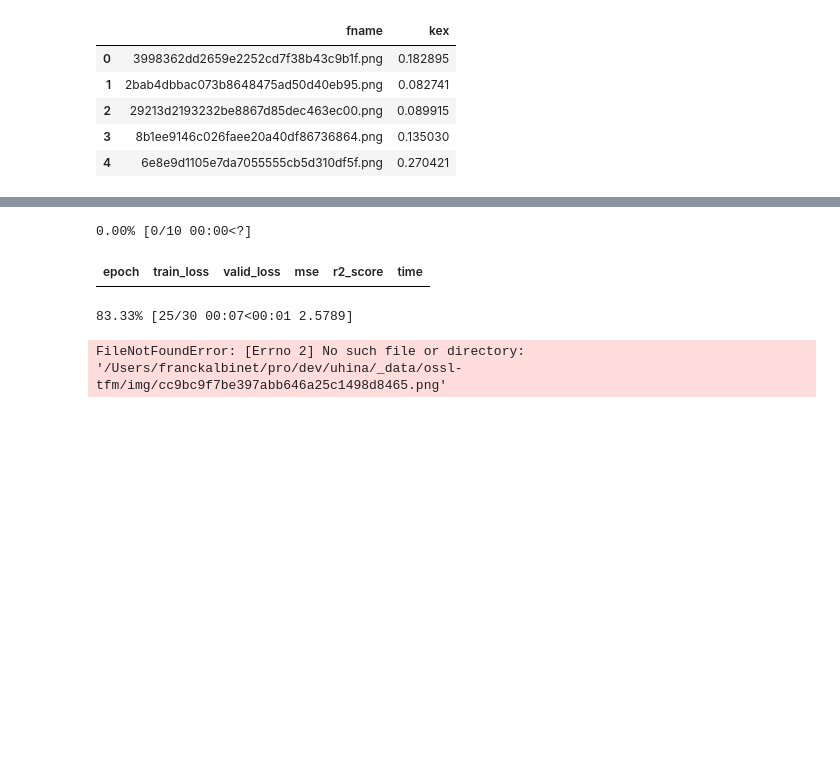
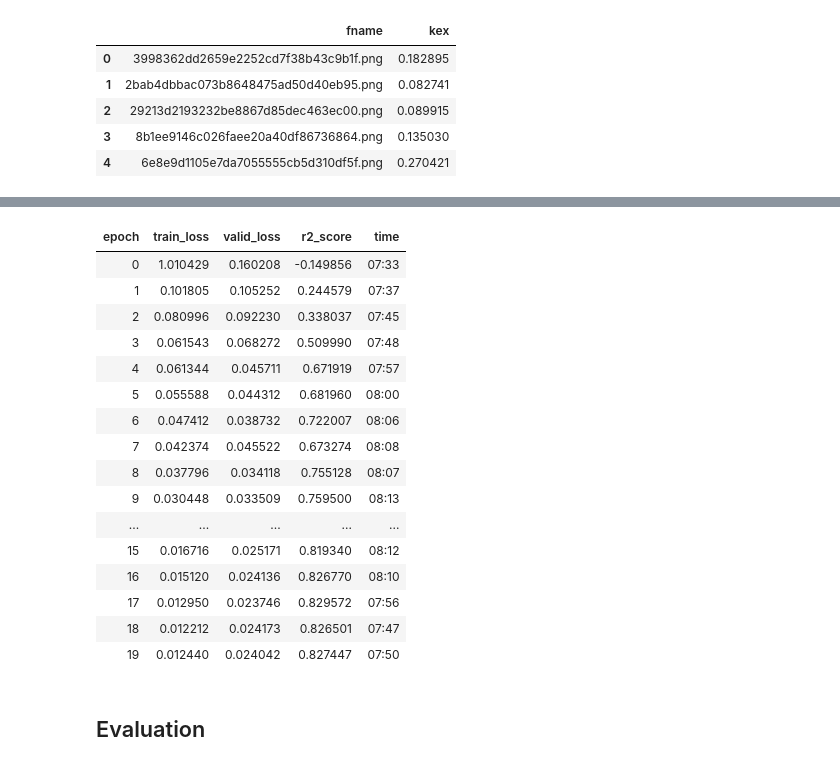
Before and after one commit to franckalbinet/uhina, a Jupyter notebook: nbs/example/fastai.ipynb, the cells around one changed output, grey strips where cells are left out. Drawn from its saved outputs; the diff is of its cells as text; code cells hidden in the pictures; blank space fills up the shorter version.

```diff
--- a/nbs/example/fastai.ipynb
+++ b/nbs/example/fastai.ipynb
@@ -49,8 +93,22 @@ SuggestedLRs(valley=0.0012022644514217973)
-# %%
-# targeting mse of 0.36
-learn.fit_one_cycle(10, 1e-3)
-# %% [output]
-0.00% [0/10 00:00<?]
-| epoch | train_loss | valid_loss | mse | r2_score | time |
-83.33% [25/30 00:07<00:01 2.5789]
-FileNotFoundError: [Errno 2] No such file or directory: '/Users/franckalbinet/pro/dev/uhina/_data/ossl-tfm/img/cc9bc9f7be397abb646a25c1498d8465.png'
+# %%
+learn.fit_one_cycle(20, 2e-3)
+# %% [output]
+| epoch | train_loss | valid_loss | r2_score | time |
+| 0 | 1.010429 | 0.160208 | -0.149856 | 07:33 |
+| 1 | 0.101805 | 0.105252 | 0.244579 | 07:37 |
+| 2 | 0.080996 | 0.092230 | 0.338037 | 07:45 |
+| 3 | 0.061543 | 0.068272 | 0.509990 | 07:48 |
+| 4 | 0.061344 | 0.045711 | 0.671919 | 07:57 |
+| 5 | 0.055588 | 0.044312 | 0.681960 | 08:00 |
+| 6 | 0.047412 | 0.038732 | 0.722007 | 08:06 |
+| 7 | 0.042374 | 0.045522 | 0.673274 | 08:08 |
+| 8 | 0.037796 | 0.034118 | 0.755128 | 08:07 |
+| 9 | 0.030448 | 0.033509 | 0.759500 | 08:13 |
+| ... | ... | ... | ... | ... |
+| 15 | 0.016716 | 0.025171 | 0.819340 | 08:12 |
+| 16 | 0.015120 | 0.024136 | 0.826770 | 08:10 |
+| 17 | 0.012950 | 0.023746 | 0.829572 | 07:56 |
+| 18 | 0.012212 | 0.024173 | 0.826501 | 07:47 |
+| 19 | 0.012440 | 0.024042 | 0.827447 | 07:50 |
+# %% [markdown]
+## Evaluation
```
Also changed, not shown: parts of 22 cells of this notebook, 9 other files.
